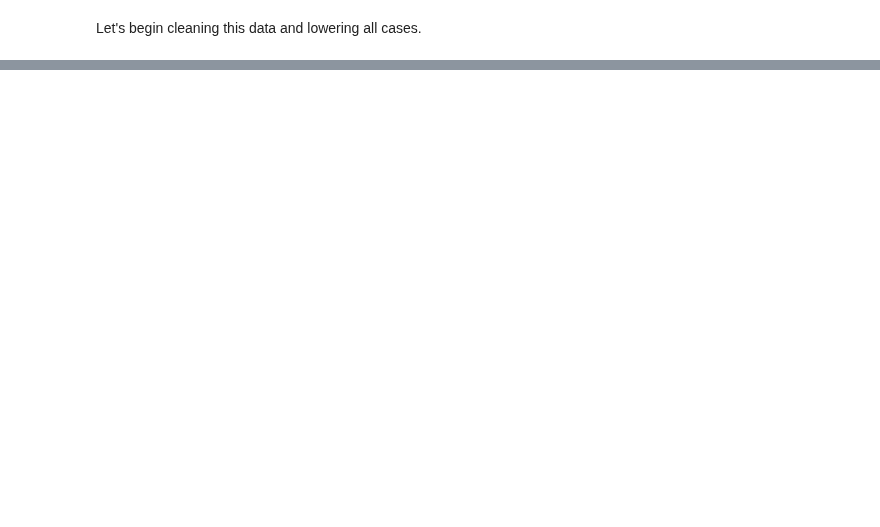
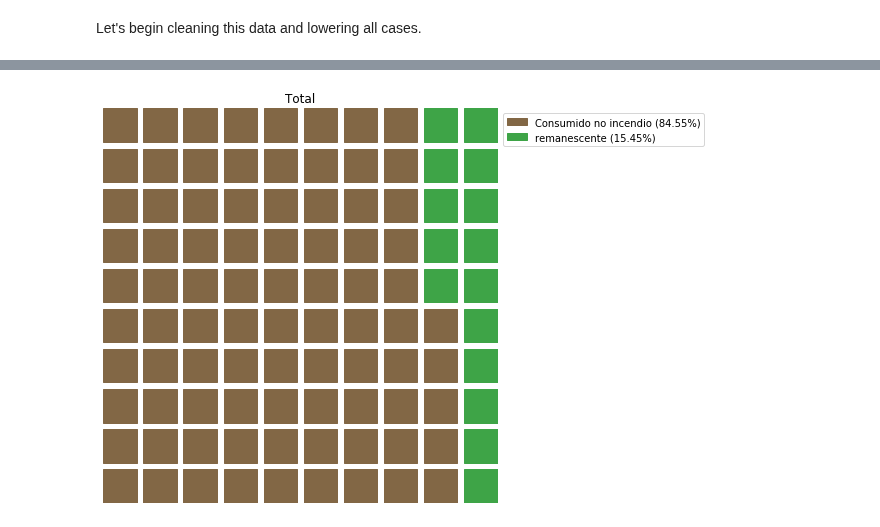
Before and after one commit to aslamedeiros/Vis_Zoo---Fase-1, a Jupyter notebook: DB_exploration.ipynb, the cells around one changed output, grey strips where cells are left out. Drawn from its saved outputs; the diff is of its cells as text; code cells hidden in the pictures; blank space fills up the shorter version.

```diff
--- a/DB_exploration.ipynb
+++ b/DB_exploration.ipynb
@@ -168,0 +431,20 @@ NewTable_Date.head()
+# %%
+# Figura padrão
+fig1 = plt.figure(
+    FigureClass=Waffle,
+    rows=10,
+    columns=10,
+    values=[84.556, 100-84.556],
+    colors=("#826745", "#3EA447"),
+    title={'label': 'Total', 'loc': 'center'},
+    labels=["{0} ({1}%)".format(k, v) for k, v in (('Consumido no incendio','84.55'),('remanescente' ,'{}'.format(round(100-84.55,2))))],
+#     labels=["{0}".format(k) for k in ['consumido no incendio', 'remanescente']],
+    legend={'loc': 'upper left', 'bbox_to_anchor': (1, 1)},
+    icon_size=18,
+    icon_legend=True,
+#     legend={'loc': 'lower left', 'bbox_to_anchor': (0, -0.4), 'ncol': len(data), 'framealpha': 0},
+    figsize=(10, 6)  # figsize is a parameter of matplotlib.pyplot.figure
+)
+plt.show()
+# %% [output]
+[figure, added]
```
Also changed, not shown: parts of 60 cells of this notebook, 3 other files.
